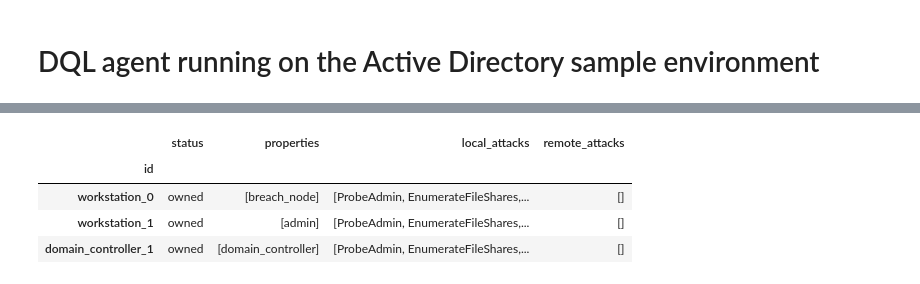
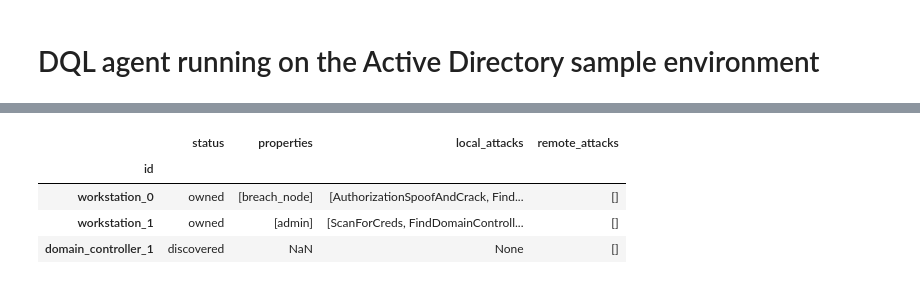
Before and after one commit to microsoft/CyberBattleSim, a Jupyter notebook: notebooks/dql_active_directory.ipynb, the cells around one changed output, grey strips where cells are left out. Saved outputs shown, nothing was run; the diff lists cells and outputs as text; code cells hidden in the pictures.

```diff
--- a/notebooks/dql_active_directory.ipynb
+++ b/notebooks/dql_active_directory.ipynb
@@ -10,8 +10,8 @@ from cyberbattle.agents.baseline.agent_wrapper import ActionTrackingStateAugment
 logging.basicConfig(stream=sys.stdout, level=logging.ERROR, format="%(levelname)s: %(message)s")
 # %%
 gymids = [f"ActiveDirectory-v{i}" for i in range(0, 3)]
-iteration_count = 50
-training_episode_count = 20
+iteration_count = 500
+training_episode_count = 5
 # %%
 envs = [gym.make(gymid) for gymid in gymids]
 ep = w.EnvironmentBounds.of_identifiers(
@@ -212,25 +216,25 @@ Episode 6|Iteration 50|reward:   93.0|last_reward_at:   47|Elapsed Time: 0:00:00
 # %%
 tiny = gym.make('ActiveDirectoryTiny-v0')
 current_o = tiny.reset()
 wrapped_env = AgentWrapper(tiny, ActionTrackingStateAugmentation(ep, current_o))
 # Use the trained agent to run the steps one by one
-max_steps = 8
+max_steps = 500
 # next action suggested by DQL agent
 h = []
 for i in range(max_steps):
     # run the suggested action
     _, next_action, _ = l.exploit(wrapped_env, current_o)
     h.append((tiny.get_explored_network_node_properties_bitmap_as_numpy(current_o), next_action))
     if next_action is None:
         break
     current_o, _, is_done, _ = wrapped_env.step(next_action)
     if is_done:
         break
 tiny.render()
 # %% [output]
 |  | status | properties | local_attacks | remote_attacks |
 | id |  |  |  |  |
-| workstation_0 | owned | [breach_node] | [ProbeAdmin, EnumerateFileShares,... | [] |
-| workstation_1 | owned | [admin] | [ProbeAdmin, EnumerateFileShares,... | [] |
-| domain_controller_1 | owned | [domain_controller] | [ProbeAdmin, EnumerateFileShares,... | [] |
+| workstation_0 | owned | [breach_node] | [AuthorizationSpoofAndCrack, Find... | [] |
+| workstation_1 | owned | [admin] | [ScanForCreds, FindDomainControll... | [] |
+| domain_controller_1 | discovered | NaN | None | [] |
 [interactive output not drawn]
```
Also changed, not shown: parts of 1 cell of this notebook, 1 other file.
